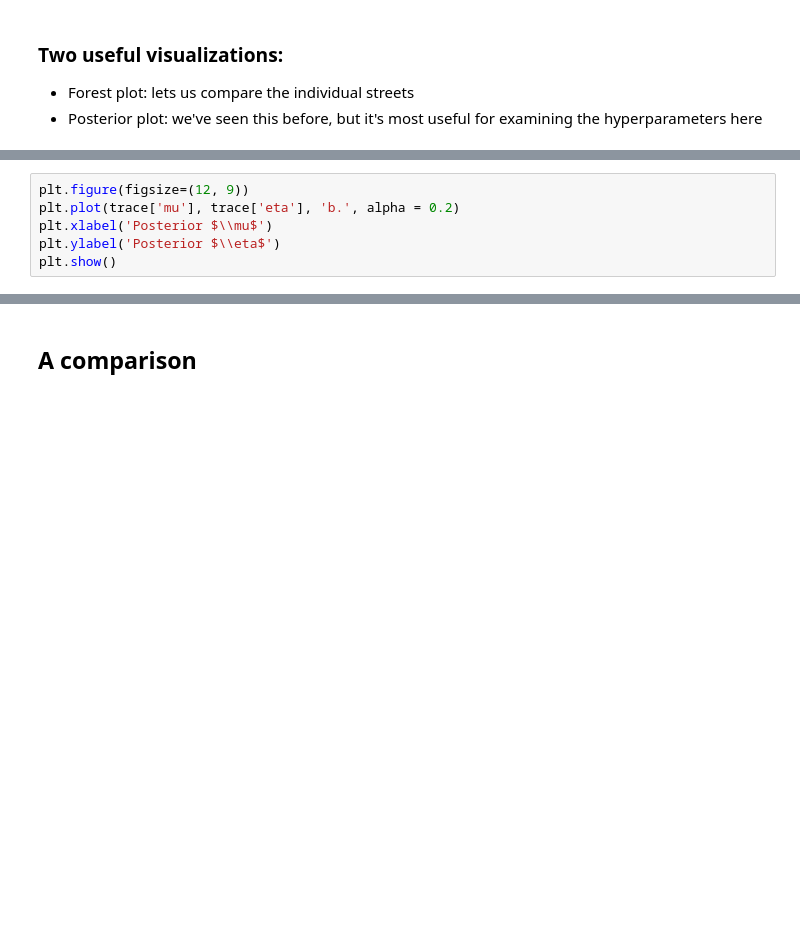
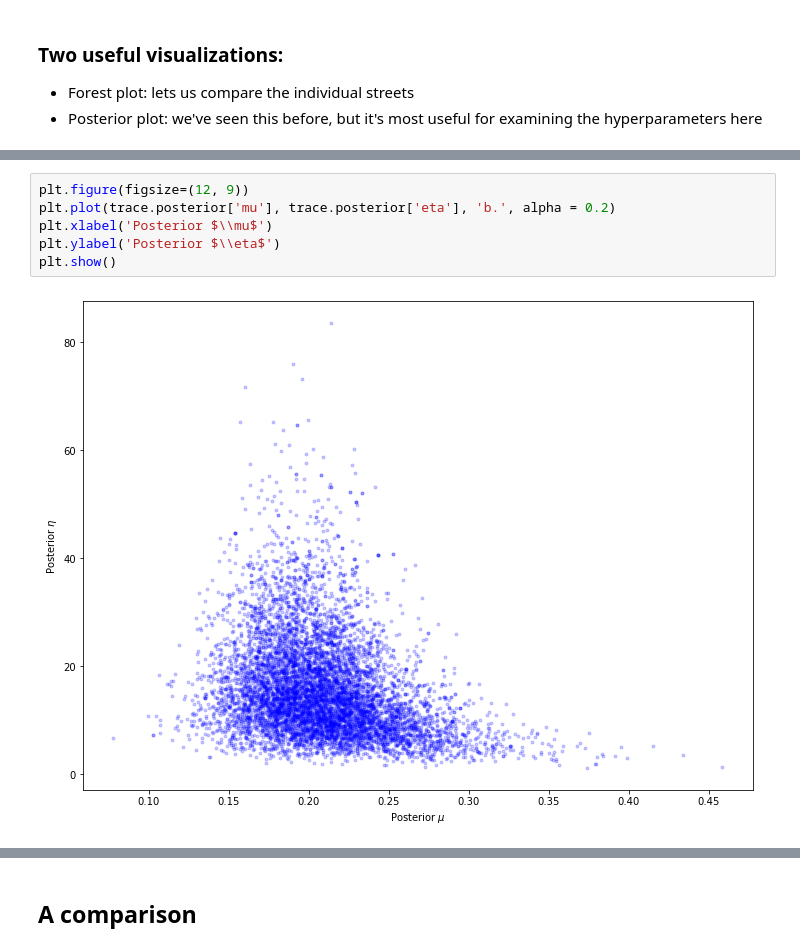
Before and after one commit to mpdylan/INFO510-public, a Jupyter notebook: notebooks/binom_models/bikelanes.ipynb, the cells around one changed output, grey strips where cells are left out. Drawn from its saved outputs; the diff is of its cells as text; blank space fills up the shorter version.

```diff
--- a/notebooks/binom_models/bikelanes.ipynb
+++ b/notebooks/binom_models/bikelanes.ipynb
@@ -146,8 +196,10 @@ plt.show()
 # %%
 plt.figure(figsize=(12, 9))
-plt.plot(trace['mu'], trace['eta'], 'b.', alpha = 0.2)
+plt.plot(trace.posterior['mu'], trace.posterior['eta'], 'b.', alpha = 0.2)
 plt.xlabel('Posterior $\\mu$')
 plt.ylabel('Posterior $\\eta$')
 plt.show()
+# %% [output]
+[figure, added]
 # %%
 plt.figure(figsize=(12, 9))
```
Also changed, not shown: parts of 31 cells of this notebook, 2 other files.
